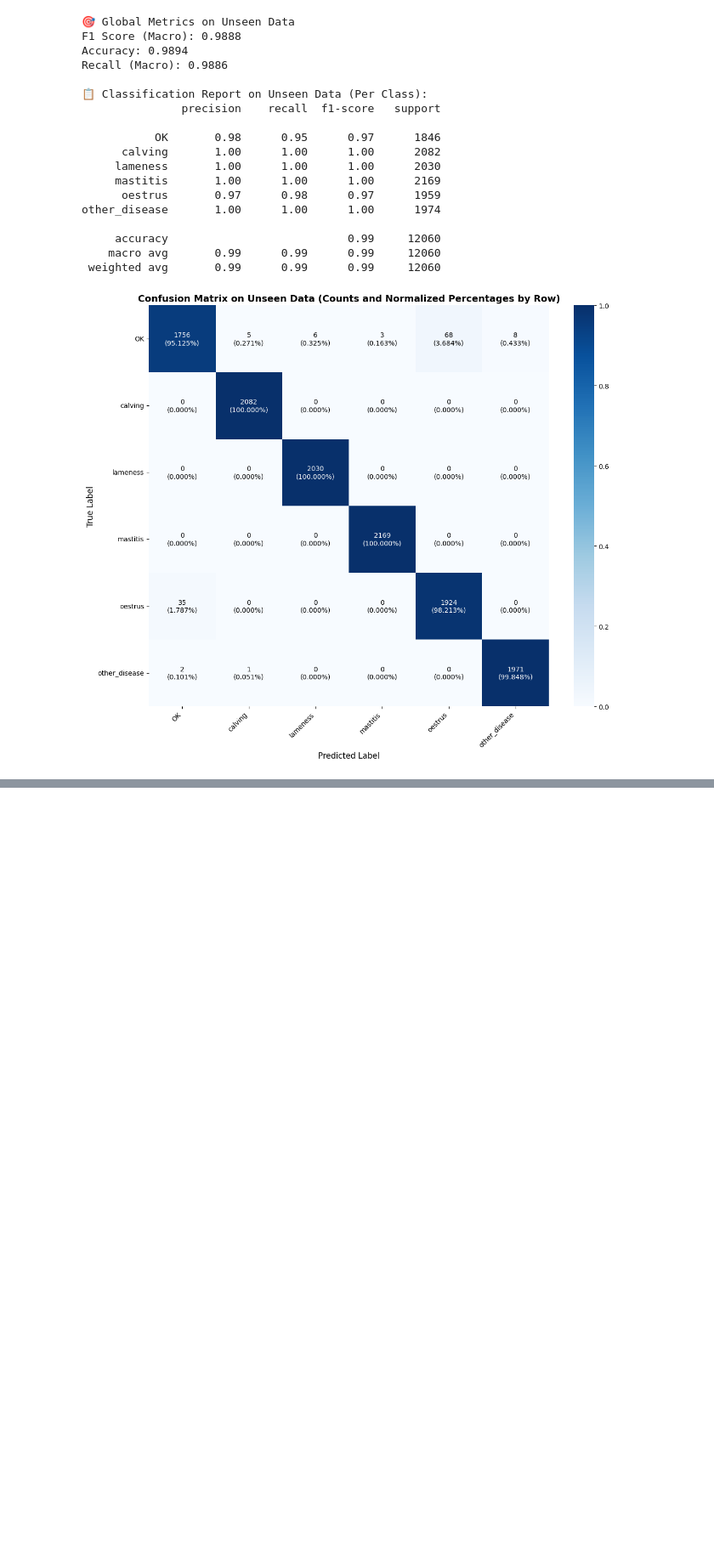
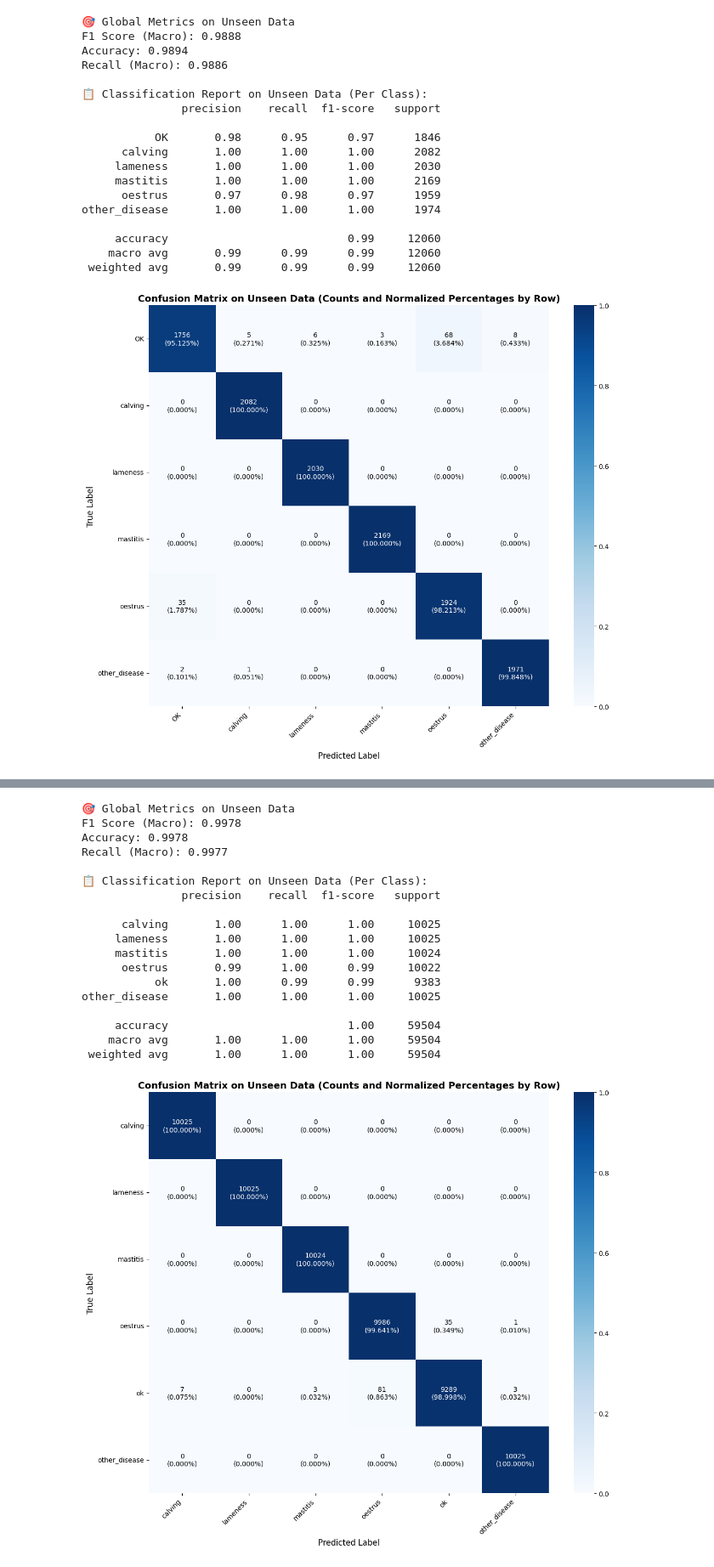
Before and after one commit to lamiabelhadj/cows_welfare_internship, a Jupyter notebook: Modeling/XG_Boost/Xgboost_dataset1.ipynb, the cells around one changed output, grey strips where cells are left out. Shown at 85% size. Cells and saved outputs as stored; diff of their text form; code cells hidden in the pictures; blank space fills up the shorter version.

```diff
--- a/Modeling/XG_Boost/Xgboost_dataset1.ipynb
+++ b/Modeling/XG_Boost/Xgboost_dataset1.ipynb
@@ -180,0 +289,72 @@ other_disease       1.00      1.00      1.00      1974
+# %%
+# Charger les données non utilisées
+df_unseen = pd.read_csv(r"C:\Users\lamia\Downloads\dataset1_balanced_holdout.csv")
+
+df_unseen['target'] = df_unseen[target_cols].idxmax(axis=1)
+y_unseen_encoded = le.transform(df_unseen['target'])
+
+# Séparation features/labels
+X_unseen = df_unseen.drop(columns=target_cols + ['target'])
+y_unseen = y_unseen_encoded
+
+# Prédiction sur les données unseen
+y_unseen_pred = model.predict(X_unseen)
+
+# Métriques globales sur unseen data
+f1_unseen = f1_score(y_unseen, y_unseen_pred, average='macro')
+accuracy_unseen = accuracy_score(y_unseen, y_unseen_pred)
+recall_unseen = recall_score(y_unseen, y_unseen_pred, average='macro')
+
+print("\n🎯 Global Metrics on Unseen Data")
+print(f"F1 Score (Macro): {f1_unseen:.4f}")
+print(f"Accuracy: {accuracy_unseen:.4f}")
+print(f"Recall (Macro): {recall_unseen:.4f}\n")
+
+# Rapport de classification
+print("📋 Classification Report on Unseen Data (Per Class):")
+print(classification_report(y_unseen, y_unseen_pred, target_names=le.classes_))
+
+# Matrice de confusion pour unseen data
+cm_unseen = confusion_matrix(y_unseen, y_unseen_pred)
+cm_unseen_normalized = cm_unseen.astype('float') / cm_unseen.sum(axis=1)[:, np.newaxis]
+
+# Visualisation
+plt.figure(figsize=(12, 10))
+sns.heatmap(cm_unseen_normalized, annot=False, cmap='Blues', cbar=True)
+
+
+for i in range(cm_unseen.shape[0]):
+    for j in range(cm_unseen.shape[1]):
+        plt.text(j+0.5, i+0.5, f"{cm_unseen[i, j]}\n({cm_unseen_normalized[i,j]*100:.3f}%)",
+                 ha='center', va='center',
+                 fontsize=10,
+                 color='white' if cm_unseen_normalized[i,j] > 0.5 else 'black')
+
+plt.xticks(np.arange(len(le.classes_)) + 0.5, le.classes_, rotation=45, ha='right')
+plt.yticks(np.arange(len(le.classes_)) + 0.5, le.classes_, rotation=0)
+plt.title('Confusion Matrix on Unseen Data (Counts and Normalized Percentages by Row)',
+          fontsize=14, weight='bold')
+plt.xlabel('Predicted Label', fontsize=12)
+plt.ylabel('True Label', fontsize=12)
+plt.tight_layout()
+plt.show()
+# %% [output]
+🎯 Global Metrics on Unseen Data
+F1 Score (Macro): 0.9978
+Accuracy: 0.9978
+Recall (Macro): 0.9977
+
+📋 Classification Report on Unseen Data (Per Class):
+               precision    recall  f1-score   support
+
+      calving       1.00      1.00      1.00     10025
+     lameness       1.00      1.00      1.00     10025
+     mastitis       1.00      1.00      1.00     10024
+      oestrus       0.99      1.00      0.99     10022
+           ok       1.00      0.99      0.99      9383
+other_disease       1.00      1.00      1.00     10025
+
+     accuracy                           1.00     59504
+    macro avg       1.00      1.00      1.00     59504
+ weighted avg       1.00      1.00      1.00     59504
+[figure, added]
```
Also changed, not shown: parts of 1 cell of this notebook, 1 other file.
